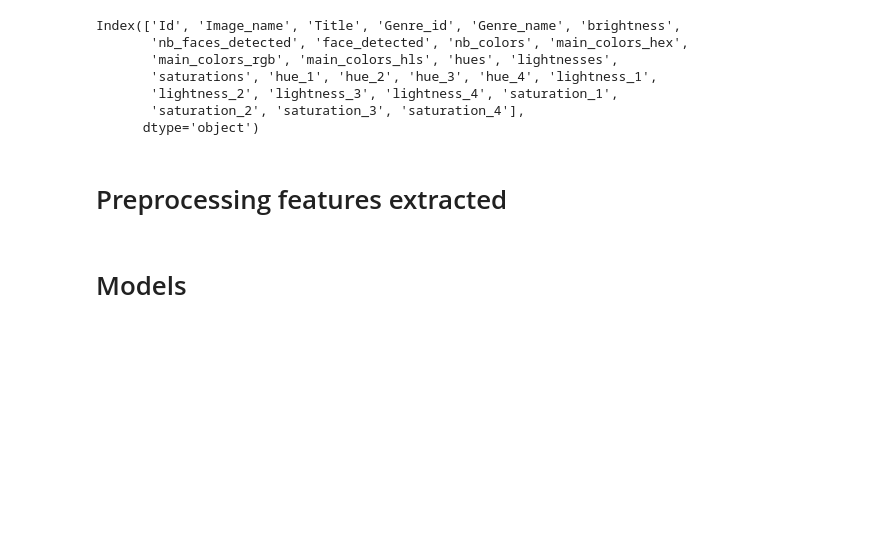
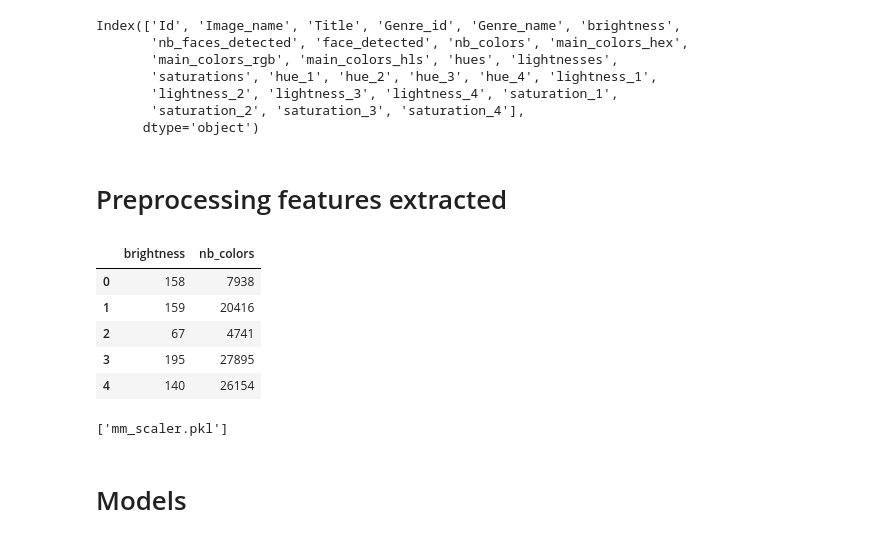
Before and after one commit to NahiaPeschard/wagon_book_cover, a Jupyter notebook: notebooks/nahia_color_extracting.ipynb, the cells around one changed output. Cells and saved outputs as stored; diff of their text form; code cells hidden in the pictures; blank space fills up the shorter version.

```diff
--- a/notebooks/nahia_color_extracting.ipynb
+++ b/notebooks/nahia_color_extracting.ipynb
@@ -417,3 +417,12 @@ Index(['Id', 'Image_name', 'Title', 'Genre_id', 'Genre_name', 'brightness',
 # %%
 df_train = pd.read_csv("../raw_data/df_train_picture_features.csv", index_col=0)
 df_test = pd.read_csv("../raw_data/df_test_picture_features.csv", index_col=0)
+# %%
+df_train[['brightness', 'nb_colors']].head()
+# %% [output]
+|  | brightness | nb_colors |
+| 0 | 158 | 7938 |
+| 1 | 159 | 20416 |
+| 2 | 67 | 4741 |
+| 3 | 195 | 27895 |
+| 4 | 140 | 26154 |
@@ -420,7 +431,11 @@ df_test = pd.read_csv("../raw_data/df_test_picture_features.csv", index_col=0)
 # %%
 mm_scaler = MinMaxScaler()
-df_train[['brightness', 'nb_colors']] = mm_scaler.fit_transform(df_train[['brightness', 'nb_colors']])
-df_test[['brightness', 'nb_colors']] = mm_scaler.transform(df_test[['brightness', 'nb_colors']])
+df_train[['brightness', 'nb_colors']] = mm_scaler.fit(df_train[['brightness', 'nb_colors']])
+scaler_filename = "mm_scaler.pkl"
+joblib.dump(mm_scaler, scaler_filename)
+#scaler = joblib.load(scaler_filename)
+# %% [output]
+['mm_scaler.pkl']
 # %%
 df_train['hue_1_sin'] = np.sin(2*np.pi*df_train.hue_1/360)
 df_train['hue_1_cos'] = np.cos(2*np.pi*df_train.hue_1/360)
```
Also changed, not shown: parts of 1 cell of this notebook.
